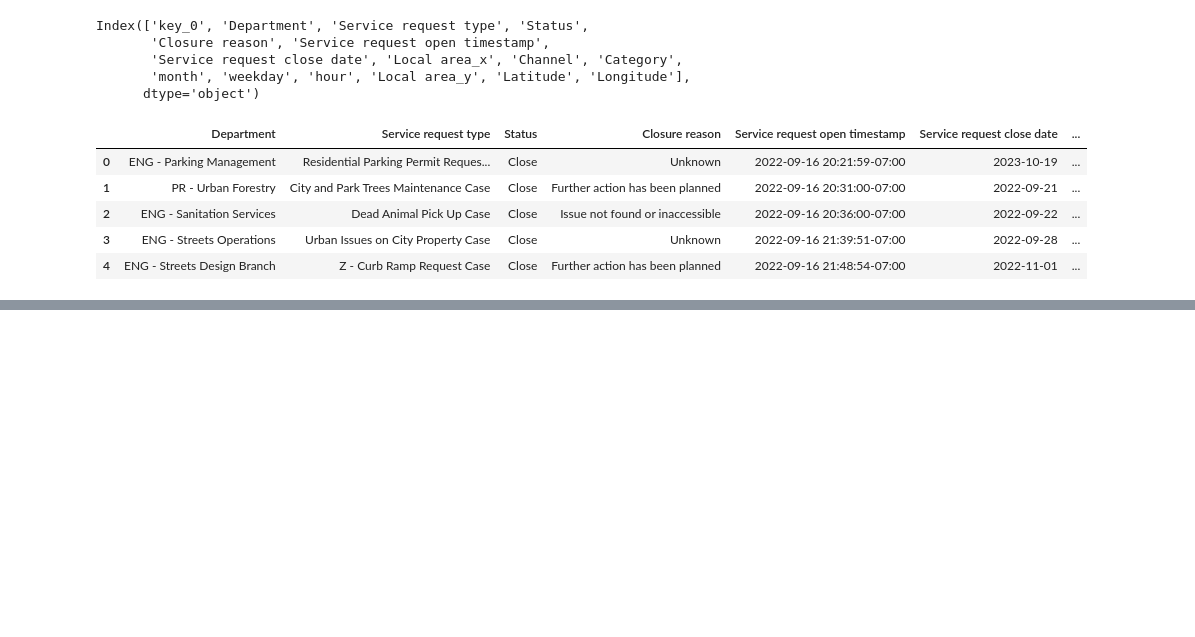
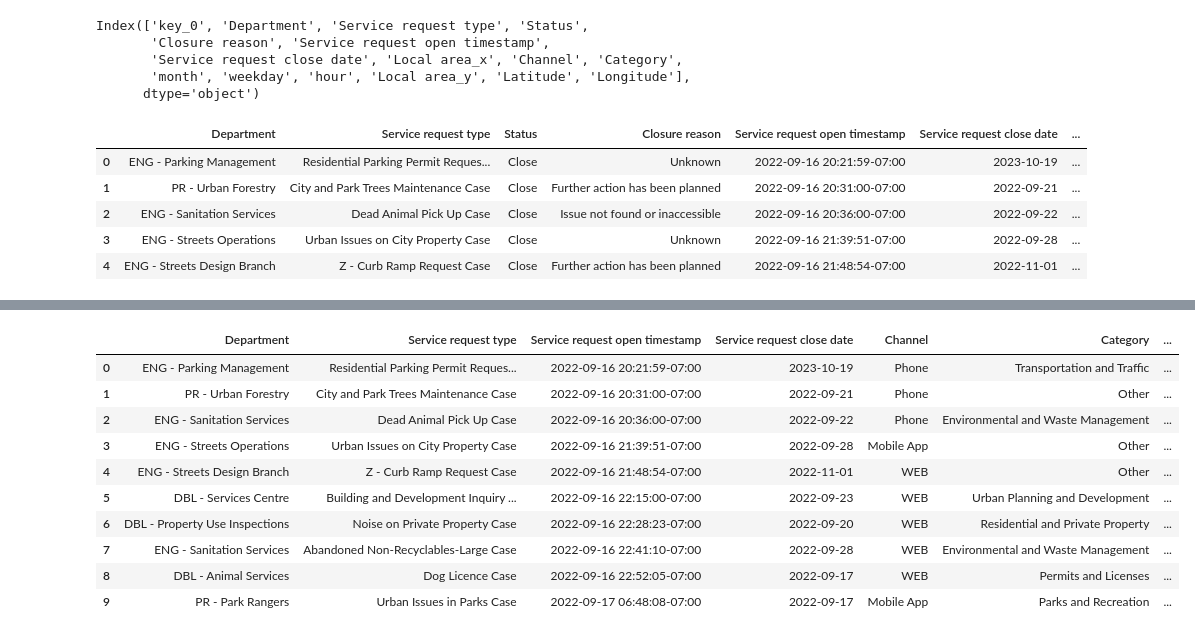
Before and after one commit to 0x1AY/Van-311, a Jupyter notebook: main.ipynb, the cells around one changed output, grey strips where cells are left out. Cells and saved outputs as stored; diff of their text form; code cells hidden in the pictures; blank space fills up the shorter version.

```diff
--- a/main.ipynb
+++ b/main.ipynb
@@ -868,0 +1145,17 @@ service_requests_la.rename(columns={'Local area_y': 'Local area'}, inplace=True)
+# %%
+service_requests_cr.drop('Status', axis=1, inplace=True)
+service_requests_cr.rename(columns={'Closure Reason': 'Closure reason'}, inplace=True)
+# %%
+service_requests_cr.head(10)
+# %% [output]
+|  | Department | Service request type | Service request open timestamp | Service request close date | Channel | Category | ... |
+| 0 | ENG - Parking Management | Residential Parking Permit Reques... | 2022-09-16 20:21:59-07:00 | 2023-10-19 | Phone | Transportation and Traffic | ... |
+| 1 | PR - Urban Forestry | City and Park Trees Maintenance Case | 2022-09-16 20:31:00-07:00 | 2022-09-21 | Phone | Other | ... |
+| 2 | ENG - Sanitation Services | Dead Animal Pick Up Case | 2022-09-16 20:36:00-07:00 | 2022-09-22 | Phone | Environmental and Waste Management | ... |
+| 3 | ENG - Streets Operations | Urban Issues on City Property Case | 2022-09-16 21:39:51-07:00 | 2022-09-28 | Mobile App | Other | ... |
+| 4 | ENG - Streets Design Branch | Z - Curb Ramp Request Case | 2022-09-16 21:48:54-07:00 | 2022-11-01 | WEB | Other | ... |
+| 5 | DBL - Services Centre | Building and Development Inquiry ... | 2022-09-16 22:15:00-07:00 | 2022-09-23 | WEB | Urban Planning and Development | ... |
+| 6 | DBL - Property Use Inspections | Noise on Private Property Case | 2022-09-16 22:28:23-07:00 | 2022-09-20 | WEB | Residential and Private Property | ... |
+| 7 | ENG - Sanitation Services | Abandoned Non-Recyclables-Large Case | 2022-09-16 22:41:10-07:00 | 2022-09-28 | WEB | Environmental and Waste Management | ... |
+| 8 | DBL - Animal Services | Dog Licence Case | 2022-09-16 22:52:05-07:00 | 2022-09-17 | WEB | Permits and Licenses | ... |
+| 9 | PR - Park Rangers | Urban Issues in Parks Case | 2022-09-17 06:48:08-07:00 | 2022-09-17 | Mobile App | Parks and Recreation | ... |
```
Also changed, not shown: parts of 8 cells of this notebook, 4 other files.
